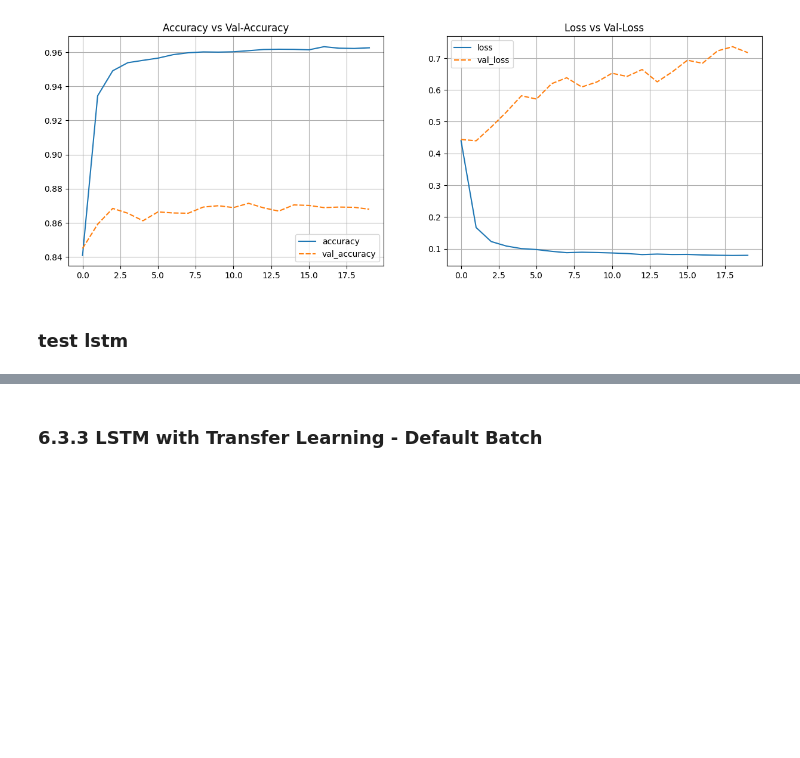
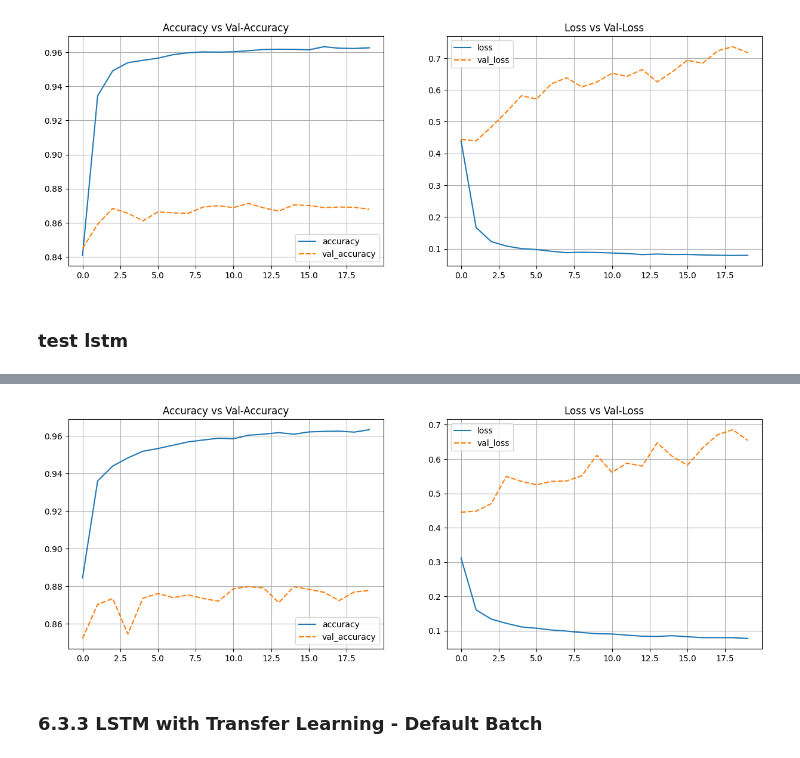
Before and after one commit to gilangwd/Twitter-Sentiment-Analysis, a Jupyter notebook: nlp_analysis.ipynb, the cells around one changed output, grey strips where cells are left out. Cells and saved outputs as stored; diff of their text form; code cells hidden in the pictures; blank space fills up the shorter version.

```diff
--- a/nlp_analysis.ipynb
+++ b/nlp_analysis.ipynb
@@ -648,6 +648,10 @@ tf.random.set_seed(seed)
 model_lstm_5 = Sequential()
 model_lstm_5.add(text_vectorization)
 model_lstm_5.add(embedding)
+model_lstm_5.add(Bidirectional(LSTM(128, return_sequences=True, kernel_initializer=tf.keras.initializers.GlorotUniform(seed))))
+model_lstm_5.add(Dropout(0.1))
+model_lstm_5.add(Bidirectional(LSTM(64, return_sequences=True, kernel_initializer=tf.keras.initializers.GlorotUniform(seed))))
+model_lstm_5.add(Dropout(0.1))
 model_lstm_5.add(Bidirectional(LSTM(32, return_sequences=True, kernel_initializer=tf.keras.initializers.GlorotUniform(seed))))
 model_lstm_5.add(Dropout(0.1))
 model_lstm_5.add(Bidirectional(LSTM(16, kernel_initializer=tf.keras.initializers.GlorotUniform(seed))))
@@ -663,3 +683,21 @@ NameError: name 'model_lstm_3' is not defined
+# %%
+# Plot Training Results
+
+model_lstm_5_hist_df = pd.DataFrame(model_lstm_5_hist.history)
+
+plt.figure(figsize=(15, 5))
+plt.subplot(1, 2, 1)
+sns.lineplot(data=model_lstm_5_hist_df[['accuracy', 'val_accuracy']])
+plt.grid()
+plt.title('Accuracy vs Val-Accuracy')
+
+plt.subplot(1, 2, 2)
+sns.lineplot(data=model_lstm_5_hist_df[['loss', 'val_loss']])
+plt.grid()
+plt.title('Loss vs Val-Loss')
+plt.show()
+# %% [output]
+[figure, added]
 # %% [markdown]
 ### 6.3.3 LSTM with Transfer Learning - Default Batch
 # %%
```
Also changed, not shown: parts of 1 cell of this notebook.
